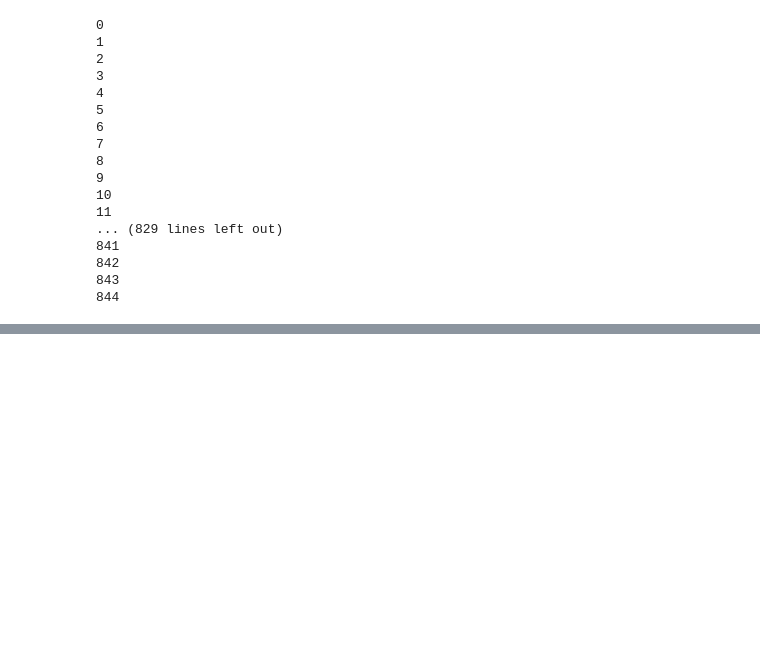
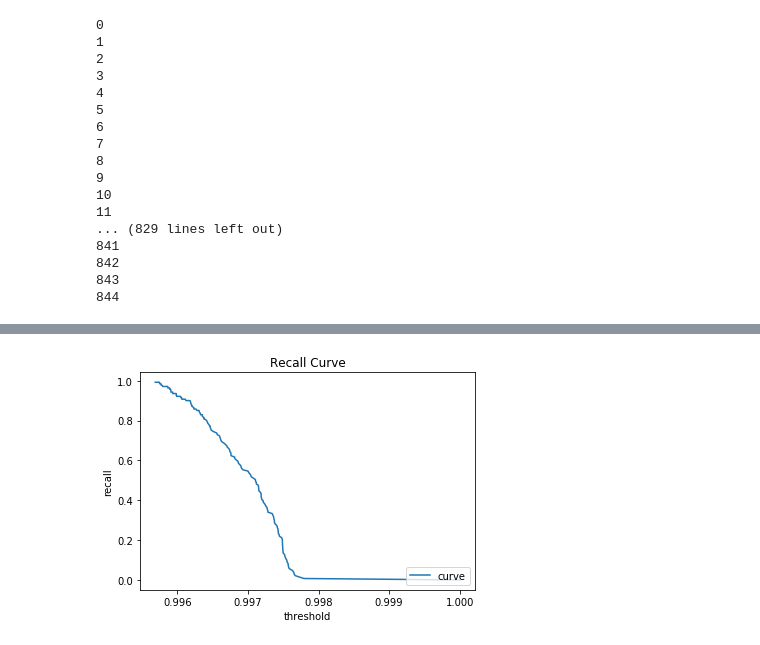
Before and after one commit to antoniomuso/PeterPen, a Jupyter notebook: data_processing/TIME_WARP.ipynb, the cells around one changed output, grey strips where cells are left out. Saved outputs shown, nothing was run; the diff lists cells and outputs as text; code cells hidden in the pictures; blank space fills up the shorter version.

```diff
--- a/data_processing/TIME_WARP.ipynb
+++ b/data_processing/TIME_WARP.ipynb
@@ -173,3 +207,13 @@ roc_auc_score(label_dg, media)
+# %%
+arr = np.delete(recall, 0)
+plt.plot(th,arr)
+plt.title('Recall Curve')
+plt.ylabel('recall')
+plt.xlabel('threshold')
+plt.legend(['curve'], loc='lower right')
+plt.savefig('recall_curve.svg')
+# %% [output]
+[figure, added]
 # %%
 matrix = np.zeros(shape=(len(scaled_dario),len(scaled_dario) + len(scaled_giovanni)))
 
```
Also changed, not shown: parts of 3 cells of this notebook, 3 other files.
